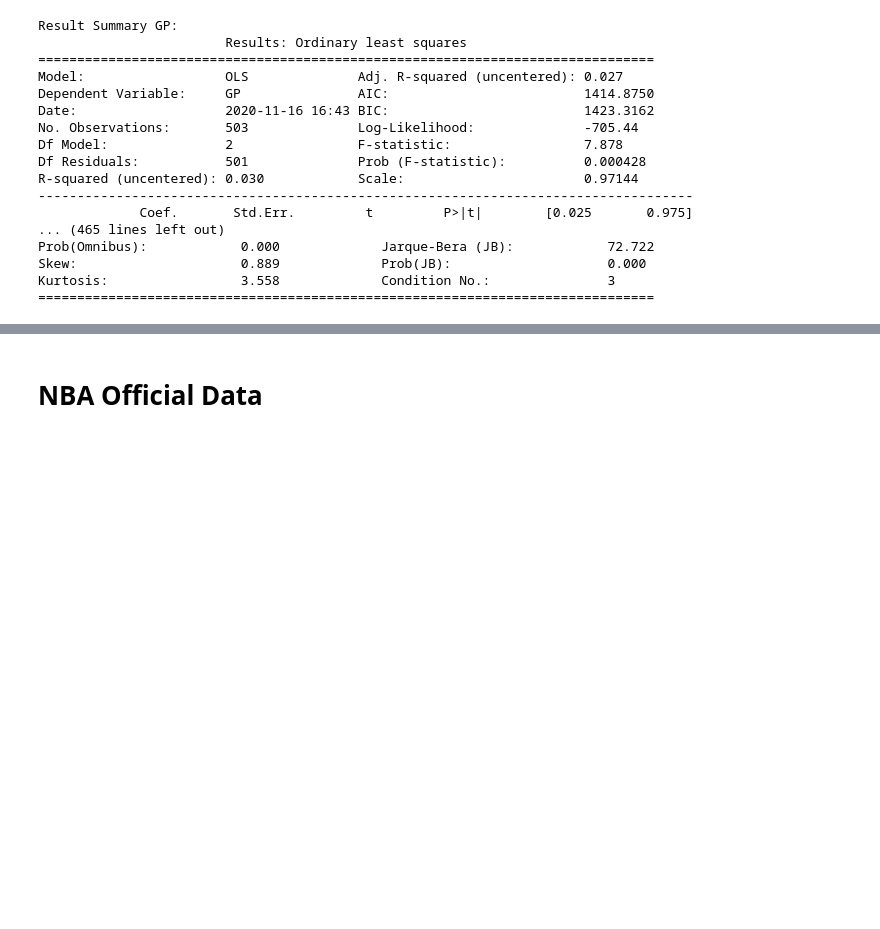
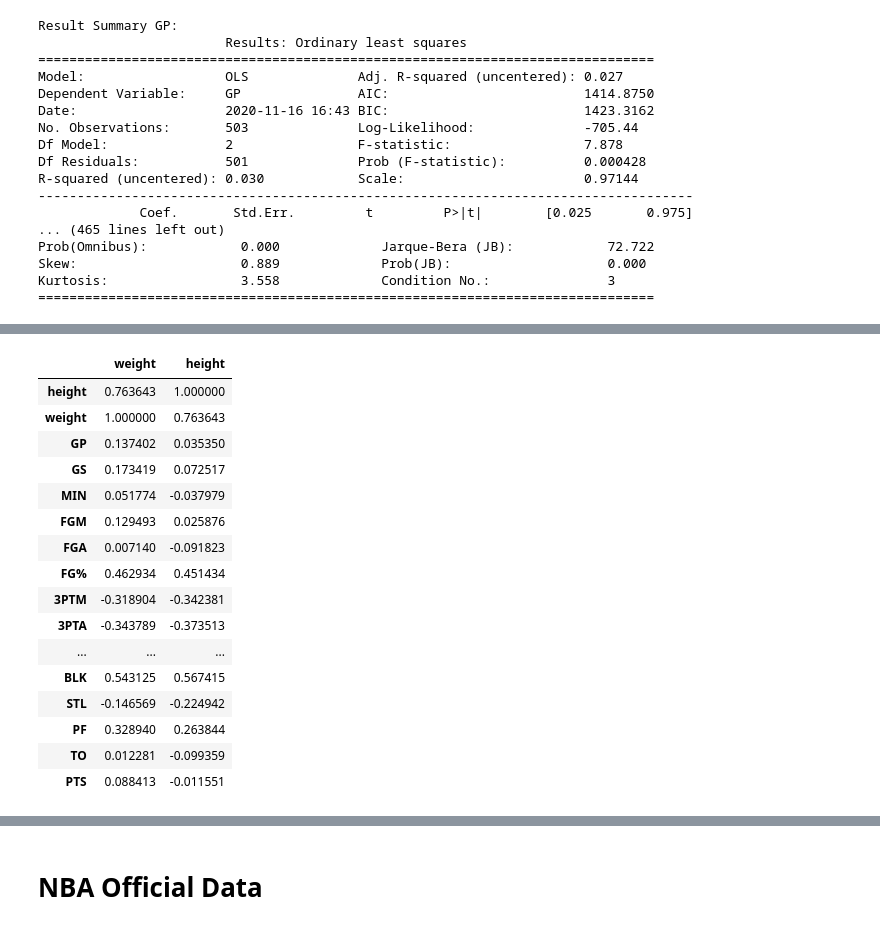
Before and after one commit to Mayer-Yang/NBA_Winner, a Jupyter notebook: raw_analysis_code/NBA-PlayersClustering.ipynb, the cells around one changed output, grey strips where cells are left out. Saved outputs shown, nothing was run; the diff lists cells and outputs as text; code cells hidden in the pictures; blank space fills up the shorter version.

```diff
--- a/raw_analysis_code/NBA-PlayersClustering.ipynb
+++ b/raw_analysis_code/NBA-PlayersClustering.ipynb
@@ -122,0 +132,20 @@ BLK (Block per Game) - R square 0.348
+# %%
+physical_att.corr()[['weight','height']]
+# %% [output]
+|  | weight | height |
+| height | 0.763643 | 1.000000 |
+| weight | 1.000000 | 0.763643 |
+| GP | 0.137402 | 0.035350 |
+| GS | 0.173419 | 0.072517 |
+| MIN | 0.051774 | -0.037979 |
+| FGM | 0.129493 | 0.025876 |
+| FGA | 0.007140 | -0.091823 |
+| FG% | 0.462934 | 0.451434 |
+| 3PTM | -0.318904 | -0.342381 |
+| 3PTA | -0.343789 | -0.373513 |
+| ... | ... | ... |
+| BLK | 0.543125 | 0.567415 |
+| STL | -0.146569 | -0.224942 |
+| PF | 0.328940 | 0.263844 |
+| TO | 0.012281 | -0.099359 |
+| PTS | 0.088413 | -0.011551 |
```
Also changed, not shown: parts of 18 cells of this notebook.
